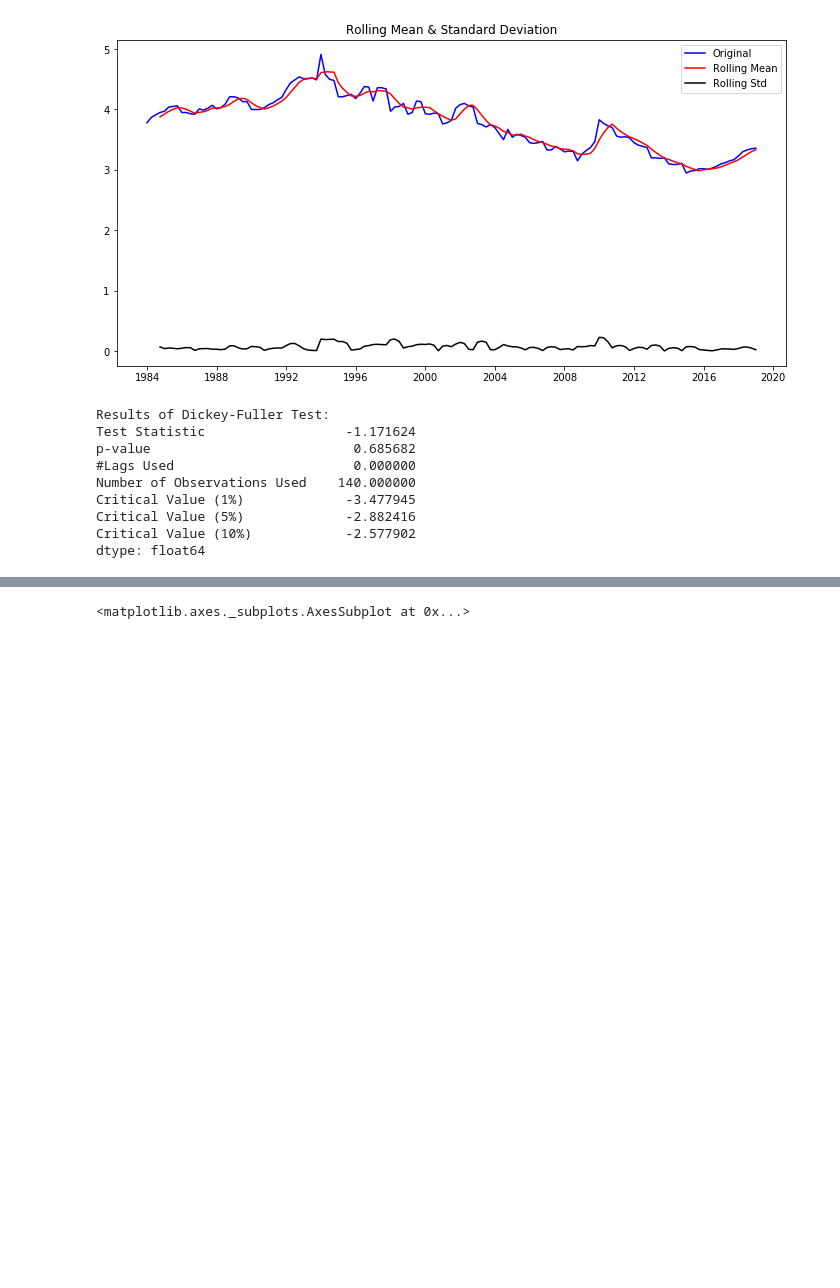
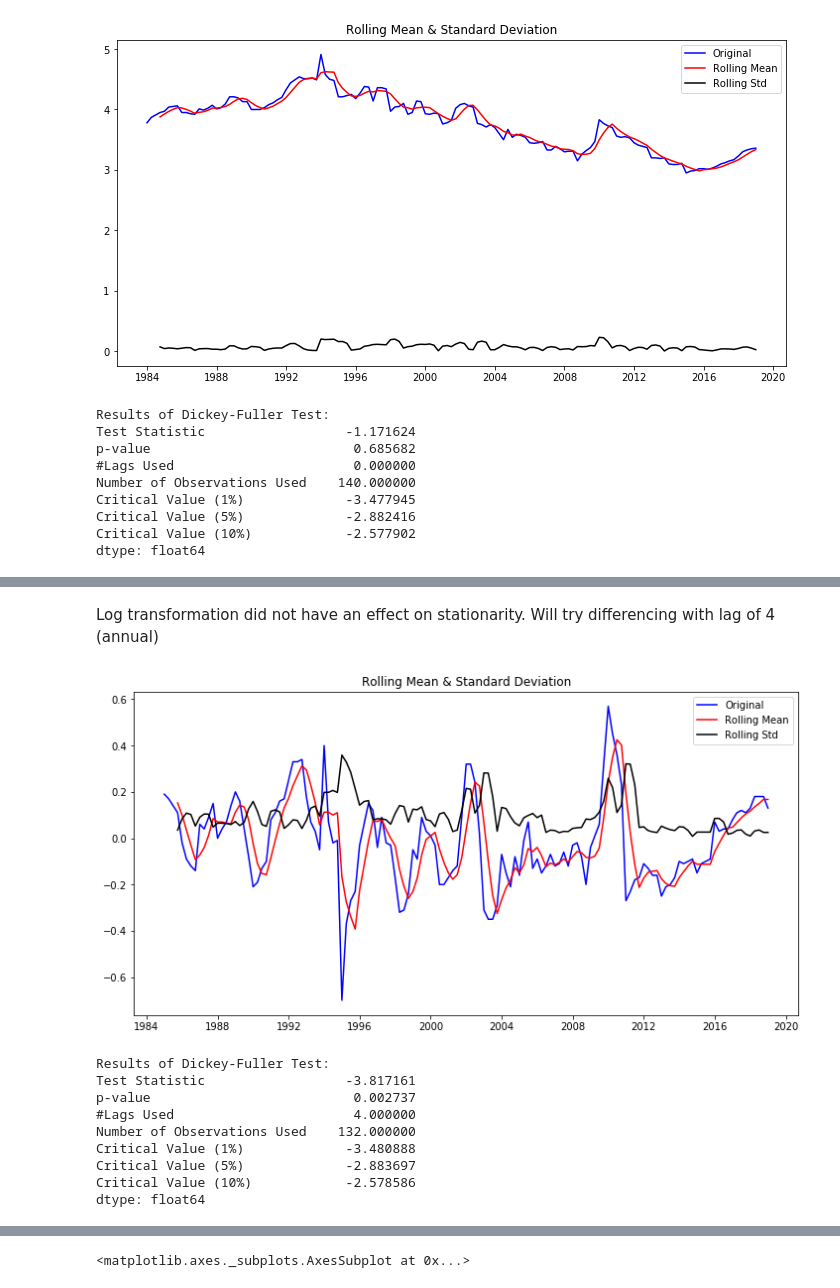
Before and after one commit to allaccountstaken/banks_number_decline, a Jupyter notebook: notebooks/NJ-bank_eda-TimeSeriesAnalysis.ipynb, the cells around one changed output, grey strips where cells are left out. Cells and saved outputs as stored; diff of their text form; code cells hidden in the pictures; blank space fills up the shorter version.

```diff
--- a/notebooks/NJ-bank_eda-TimeSeriesAnalysis.ipynb
+++ b/notebooks/NJ-bank_eda-TimeSeriesAnalysis.ipynb
@@ -151,0 +183,16 @@ dtype: float64
+# %% [markdown]
+Log transformation did not have an effect on stationarity. Will try differencing with lag of 4 (annual)
+# %%
+USNIM['first_difference'] = USNIM.USNIM - USNIM.USNIM.shift(4)
+stationarity_check(USNIM.first_difference.dropna(inplace=False))
+# %% [output]
+[figure, added]
+Results of Dickey-Fuller Test:
+Test Statistic                  -3.817161
+p-value                          0.002737
+#Lags Used                       4.000000
+Number of Observations Used    132.000000
+Critical Value (1%)             -3.480888
+Critical Value (5%)             -2.883697
+Critical Value (10%)            -2.578586
+dtype: float64
```
Also changed, not shown: parts of 24 cells of this notebook, 1 other file.
